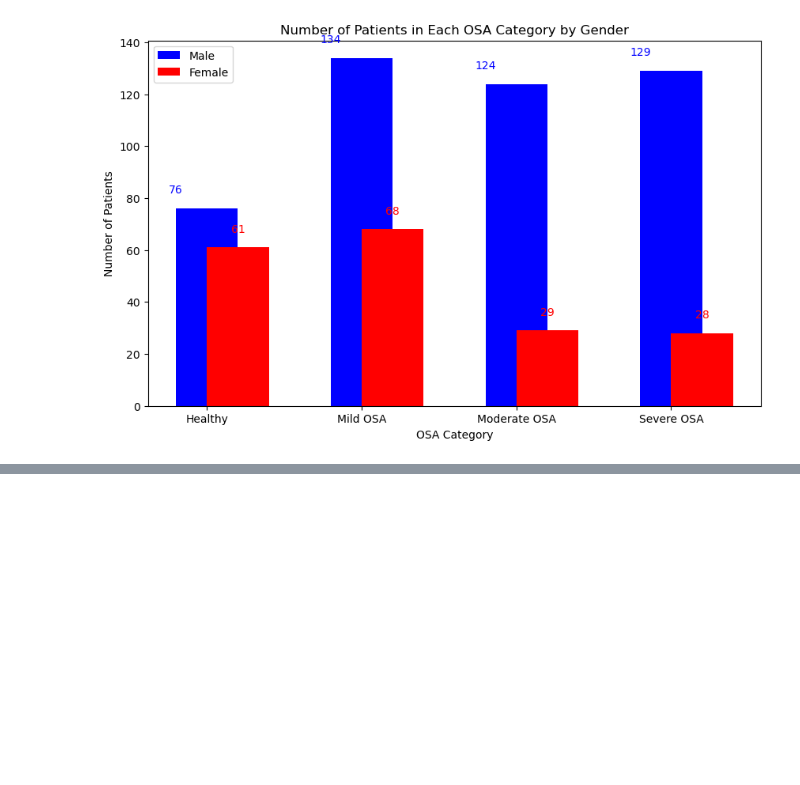
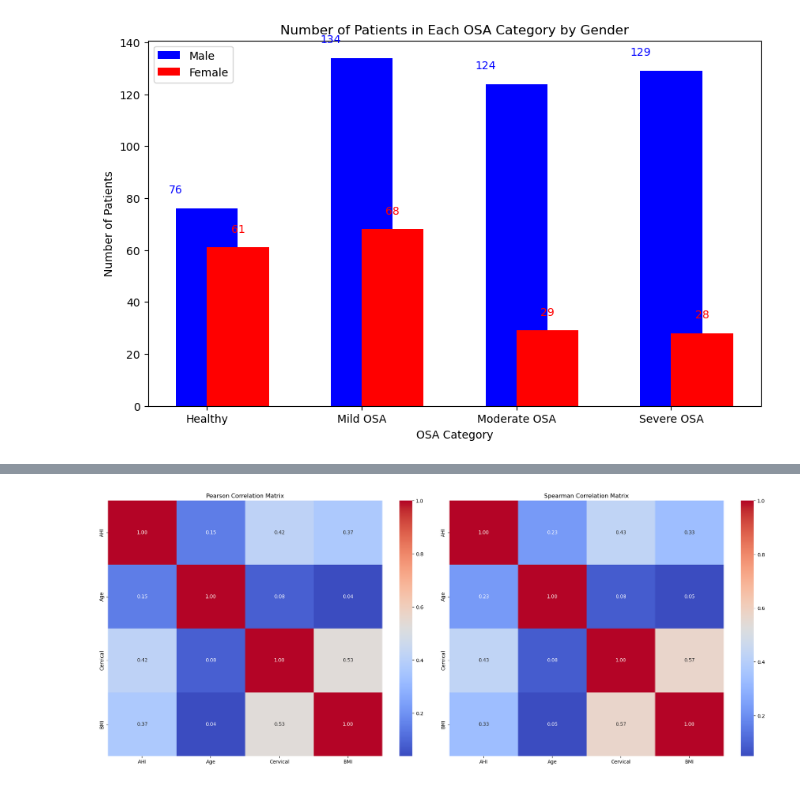
Before and after one commit to VicBracke/_Repo_ML_Project, a Jupyter notebook: OSA_CaseStudy/2_Exploratory_Data_Analysis.ipynb, the cells around one changed output, grey strips where cells are left out. Cells and saved outputs as stored; diff of their text form; code cells hidden in the pictures; blank space fills up the shorter version.

```diff
--- a/OSA_CaseStudy/2_Exploratory_Data_Analysis.ipynb
+++ b/OSA_CaseStudy/2_Exploratory_Data_Analysis.ipynb
@@ -609,0 +662,19 @@ plt.show()
+# %%
+corr_matrix_reg = df_reg.corr()
+spearman_corr_matrix = df_reg.corr(method='spearman')
+
+# Create a figure with two subplots
+fig, axes = plt.subplots(1, 2, figsize=(20, 8))
+
+# Plot the Pearson correlation matrix
+sns.heatmap(corr_matrix_reg, annot=True, cmap='coolwarm', fmt='.2f', ax=axes[0])
+axes[0].set_title('Pearson Correlation Matrix')
+
+# Plot the Spearman correlation matrix
+sns.heatmap(spearman_corr_matrix, annot=True, cmap='coolwarm', fmt='.2f', ax=axes[1])
+axes[1].set_title('Spearman Correlation Matrix')
+
+plt.tight_layout()
+plt.show()
+# %% [output]
+[figure, added]
```
Also changed, not shown: parts of 8 cells of this notebook.
